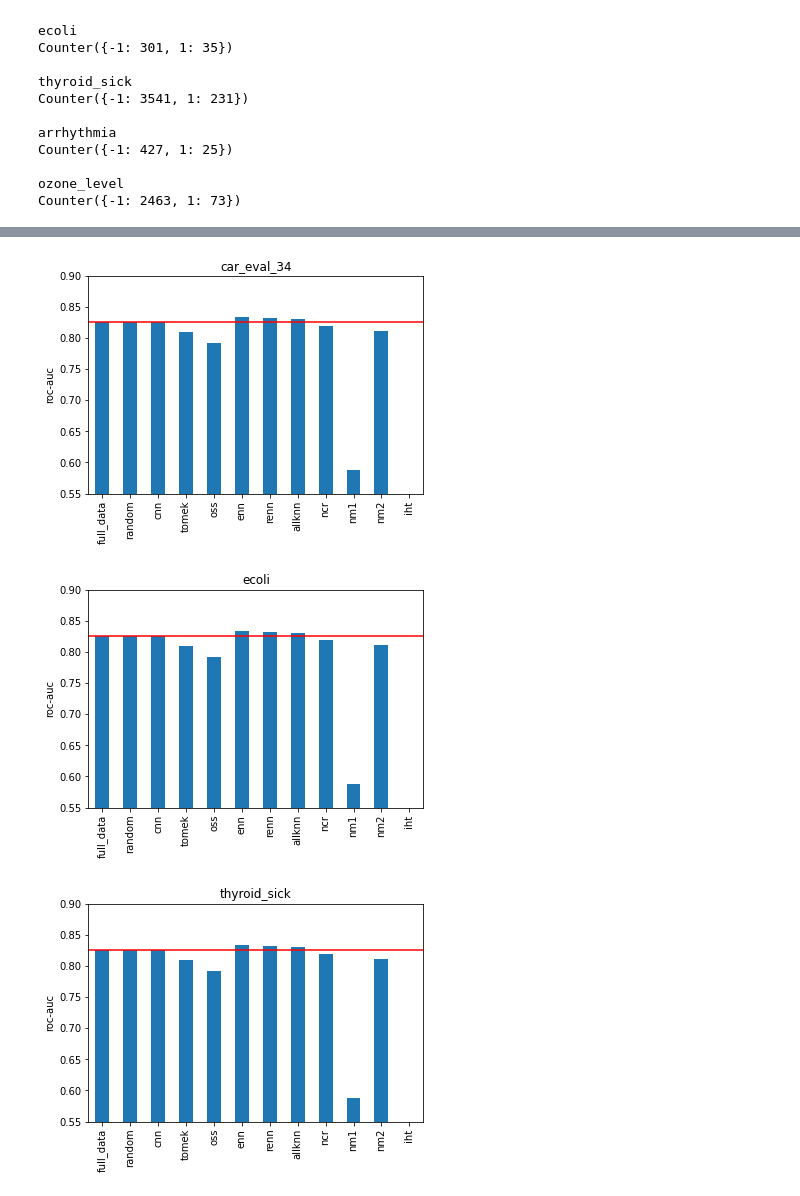
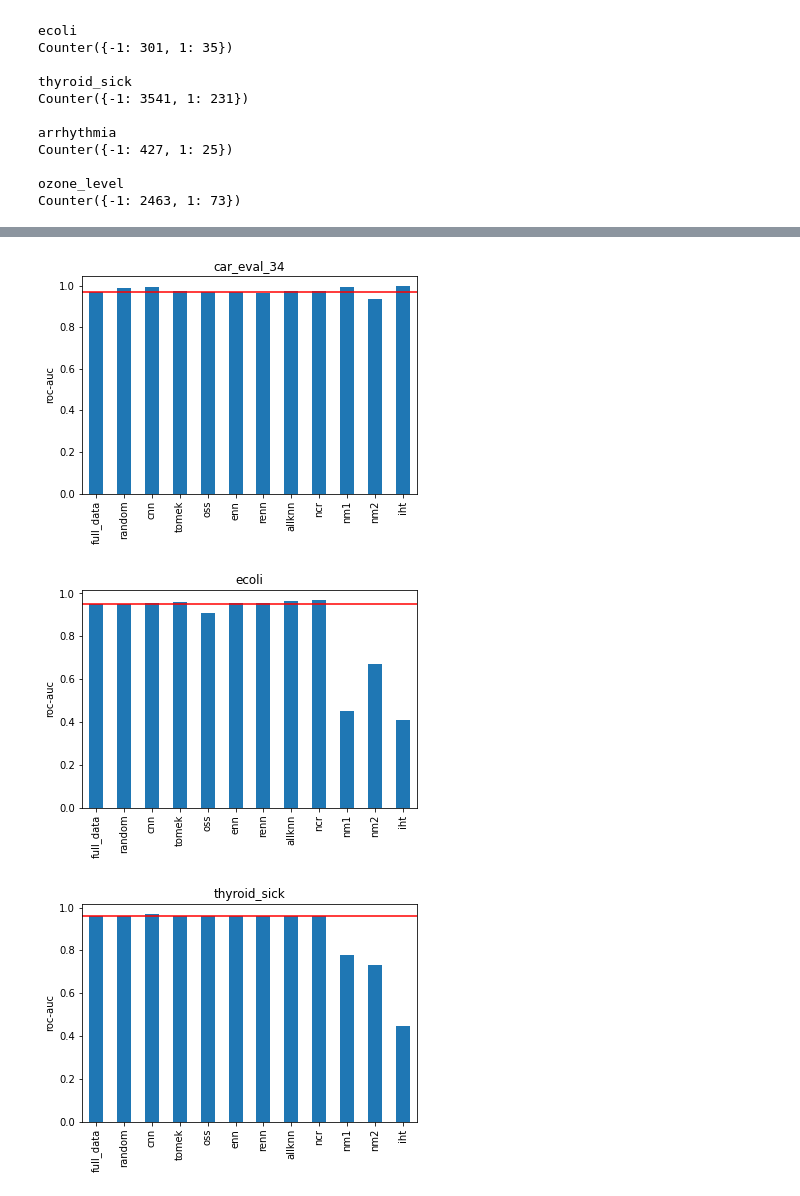
Before and after one commit to solegalli/machine-learning-imbalanced-data, a Jupyter notebook: Section-04-Undersampling/04-11-Under-sampling-method-comparison.ipynb, the cells around one changed output, grey strips where cells are left out. Drawn from its saved outputs; the diff is of its cells as text; code cells hidden in the pictures.

```diff
--- a/Section-04-Undersampling/04-11-Under-sampling-method-comparison.ipynb
+++ b/Section-04-Undersampling/04-11-Under-sampling-method-comparison.ipynb
@@ -159,6 +159,9 @@ for dataset in datasets_ls:
     shapes_dict[dataset] = {}
 
     print(dataset)
+
+    # load dataset
+    data = fetch_datasets()[dataset]
 
     # separate train and test
     X_train, X_test, y_train, y_test = train_test_split(
@@ -218,13 +221,13 @@ Random Forests roc-auc: 0.4407335907335907
 # %%
 for dataset in datasets_ls:
 
     pd.Series(results_dict[dataset]).plot.bar()
     plt.title(dataset)
     plt.ylabel('roc-auc')
-    plt.ylim(0.55, 0.9)
+#     plt.ylim(0.55, 0.9)
     plt.axhline(results_dict[dataset]['full_data'], color='r')
     plt.show()
 # %% [output]
-[figure, old version]
+[figure, new version]
-[figure, old version]
+[figure, new version]
-[figure, old version]
+[figure, new version]
```
Also changed, not shown: parts of 6 cells of this notebook, 2 other files.
